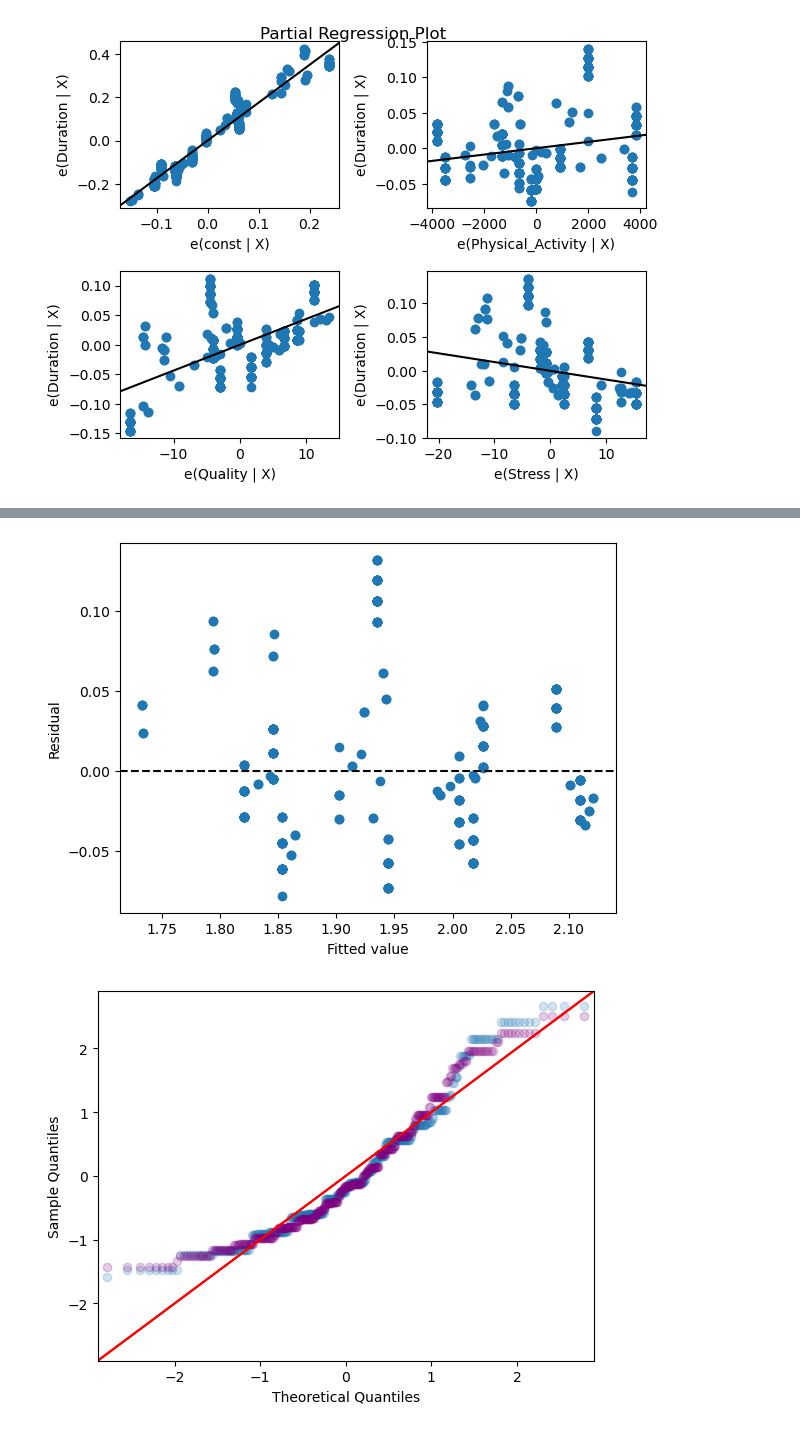
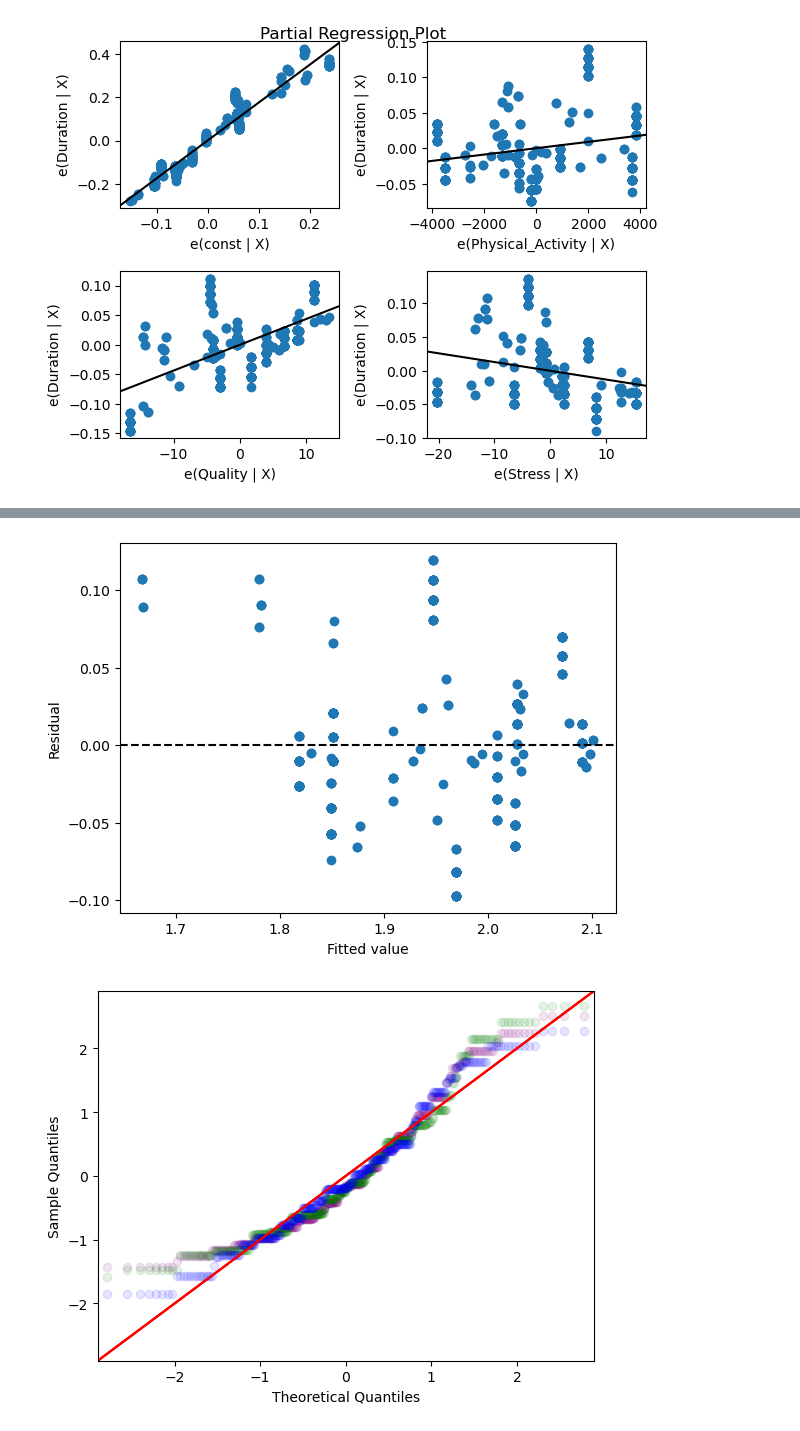
Before and after one commit to eric-y33/Math360-MAGC3, a Jupyter notebook: Transformations.ipynb, the cells around one changed output, grey strips where cells are left out. Saved outputs shown, nothing was run; the diff lists cells and outputs as text; code cells hidden in the pictures.

```diff
--- a/Transformations.ipynb
+++ b/Transformations.ipynb
@@ -136,8 +136,8 @@ sleepTransformed['Duration'] = np.log(sleepTransformed['Duration'])
 X = sleepTransformed[['Physical_Activity','Quality','Stress']]
 Y = sleepTransformed['Duration']
 X = sm.add_constant(X)
-reg = sm.OLS(Y, X).fit()
+reg_quality_squared = sm.OLS(Y, X).fit()
 # print(reg.summary())
-print(reg.rsquared_adj)
+print(reg_quality_squared.rsquared_adj)
 # %% [output]
 0.8047269776324298
@@ -143,0 +146,12 @@ print(reg.rsquared_adj)
+# %%
+sleepTransformed = sleep.copy()
+sleepTransformed['Physical_Activity'] = (sleepTransformed['Physical_Activity'])**2
+sleepTransformed['Quality'] = np.log(sleepTransformed['Quality'])
+sleepTransformed['Stress'] = (sleepTransformed['Stress'])**2
+sleepTransformed['Duration'] = np.log(sleepTransformed['Duration'])
+X = sleepTransformed[['Physical_Activity','Quality','Stress']]
+Y = sleepTransformed['Duration']
+X = sm.add_constant(X)
+reg_quality_log = sm.OLS(Y, X).fit()
+# print(reg.summary())
+print(reg_quality_log.rsquared_adj)
@@ -164,7 +180,7 @@ plt.show()
 # %%
-fitted_y = reg.fittedvalues
+fitted_y = reg_quality_log.fittedvalues
 
-residuals = reg.resid
+residuals = reg_quality_log.resid
 
 plt.scatter(fitted_y,residuals)
 plt.axhline(y=0,color='k',linestyle = '--')
@@ -172,15 +188,19 @@ plt.xlabel('Fitted value')
 plt.ylabel('Residual')
 plt.show()
 # %% [output]
-[figure, old version]
+[figure, new version]
 # %%
 original_residuals = original_reg.resid
+quality_squared_residuals = reg_quality_squared.resid
+quality_log_residuals = reg_quality_log.resid
 
 fig, ax = plt.subplots()
 
-sm.qqplot(residuals, fit = True, line='45', alpha = 0.2, ax=ax)
-sm.qqplot(original_residuals, fit = True, line='45', markerfacecolor='purple', markeredgecolor='purple', alpha = 0.2, ax=ax)
+sm.qqplot(original_residuals, fit = True, line='45', markerfacecolor='purple', markeredgecolor='purple', alpha = 0.1, ax=ax)
+sm.qqplot(quality_squared_residuals, fit = True, line='45', markerfacecolor='green', markeredgecolor='green', alpha = 0.1, ax=ax)
+sm.qqplot(quality_log_residuals, fit = True, line='45', markerfacecolor='blue', markeredgecolor='blue', alpha = 0.1, ax=ax)
+
 
 plt.show()
 # %% [output]
-[figure, old version]
+[figure, new version]
```
Also changed, not shown: parts of 4 cells of this notebook.
